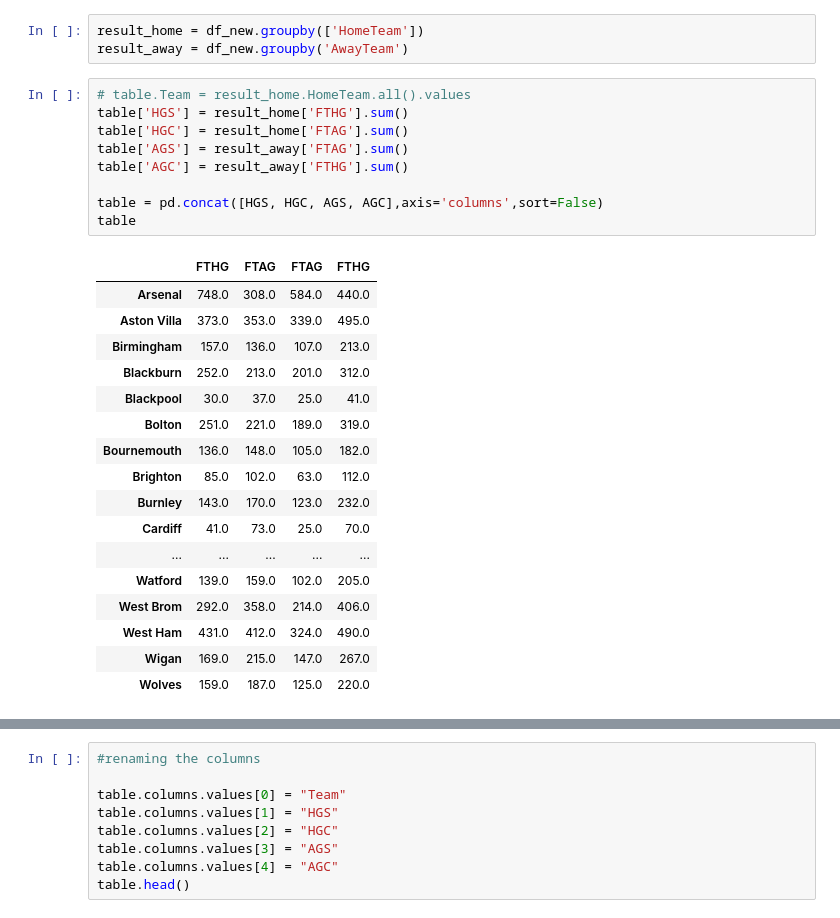
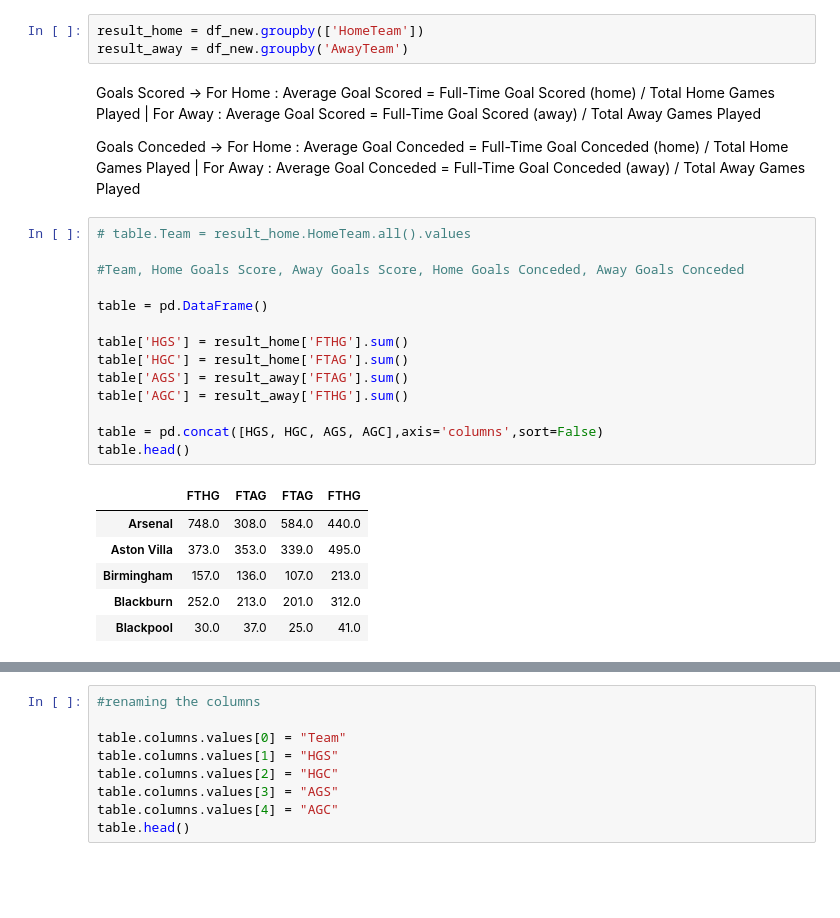
Before and after one commit to saylibhavsar/Football-Data-Analysis, a Jupyter notebook: Web Scraping - Football Analysis.ipynb, the cells around one changed output, grey strips where cells are left out. Cells and saved outputs as stored; diff of their text form; blank space fills up the shorter version.

Commit message:
Add files via upload
data subsetting

```diff
--- a/Web Scraping - Football Analysis.ipynb
+++ b/Web Scraping - Football Analysis.ipynb
@@ -137,32 +120,36 @@ Average number of goals conceded away 1.5201234048520544
 # %%
 result_home = df_new.groupby(['HomeTeam'])
 result_away = df_new.groupby('AwayTeam')
+# %% [markdown]
+Goals Scored -> For Home :
+Average Goal Scored = Full-Time Goal Scored (home) / Total Home Games Played |
+For Away :
+Average Goal Scored = Full-Time Goal Scored (away) / Total Away Games Played
+
+Goals Conceded -> For Home :
+Average Goal Conceded = Full-Time Goal Conceded (home) / Total Home Games Played |
+For Away :
+Average Goal Conceded = Full-Time Goal Conceded (away) / Total Away Games Played
 # %%
 # table.Team = result_home.HomeTeam.all().values
+
+#Team, Home Goals Score, Away Goals Score, Home Goals Conceded, Away Goals Conceded
+
+table = pd.DataFrame()
+
 table['HGS'] = result_home['FTHG'].sum()
 table['HGC'] = result_home['FTAG'].sum()
 table['AGS'] = result_away['FTAG'].sum()
 table['AGC'] = result_away['FTHG'].sum()
 
 table = pd.concat([HGS, HGC, AGS, AGC],axis='columns',sort=False)
-table
+table.head()
 # %% [output]
 |  | FTHG | FTAG | FTAG | FTHG |
 | Arsenal | 748.0 | 308.0 | 584.0 | 440.0 |
 | Aston Villa | 373.0 | 353.0 | 339.0 | 495.0 |
 | Birmingham | 157.0 | 136.0 | 107.0 | 213.0 |
 | Blackburn | 252.0 | 213.0 | 201.0 | 312.0 |
 | Blackpool | 30.0 | 37.0 | 25.0 | 41.0 |
-| Bolton | 251.0 | 221.0 | 189.0 | 319.0 |
-| Bournemouth | 136.0 | 148.0 | 105.0 | 182.0 |
-| Brighton | 85.0 | 102.0 | 63.0 | 112.0 |
-| Burnley | 143.0 | 170.0 | 123.0 | 232.0 |
-| Cardiff | 41.0 | 73.0 | 25.0 | 70.0 |
-| ... | ... | ... | ... | ... |
-| Watford | 139.0 | 159.0 | 102.0 | 205.0 |
-| West Brom | 292.0 | 358.0 | 214.0 | 406.0 |
-| West Ham | 431.0 | 412.0 | 324.0 | 490.0 |
-| Wigan | 169.0 | 215.0 | 147.0 | 267.0 |
-| Wolves | 159.0 | 187.0 | 125.0 | 220.0 |
 # %%
 table.reset_index(inplace=True)
```
Also changed, not shown: parts of 11 cells of this notebook.
